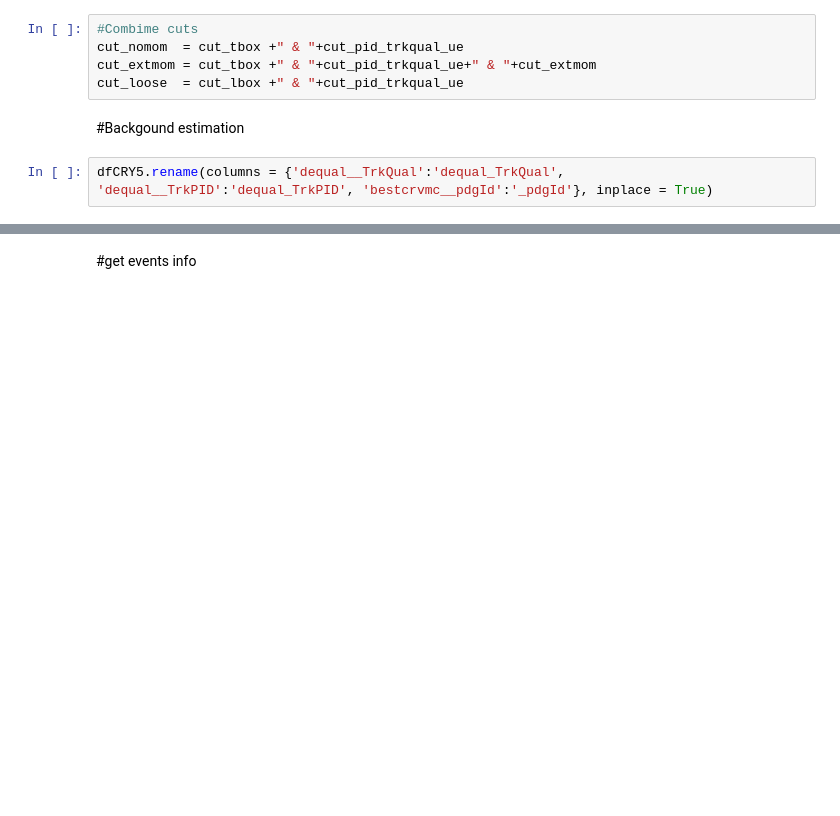
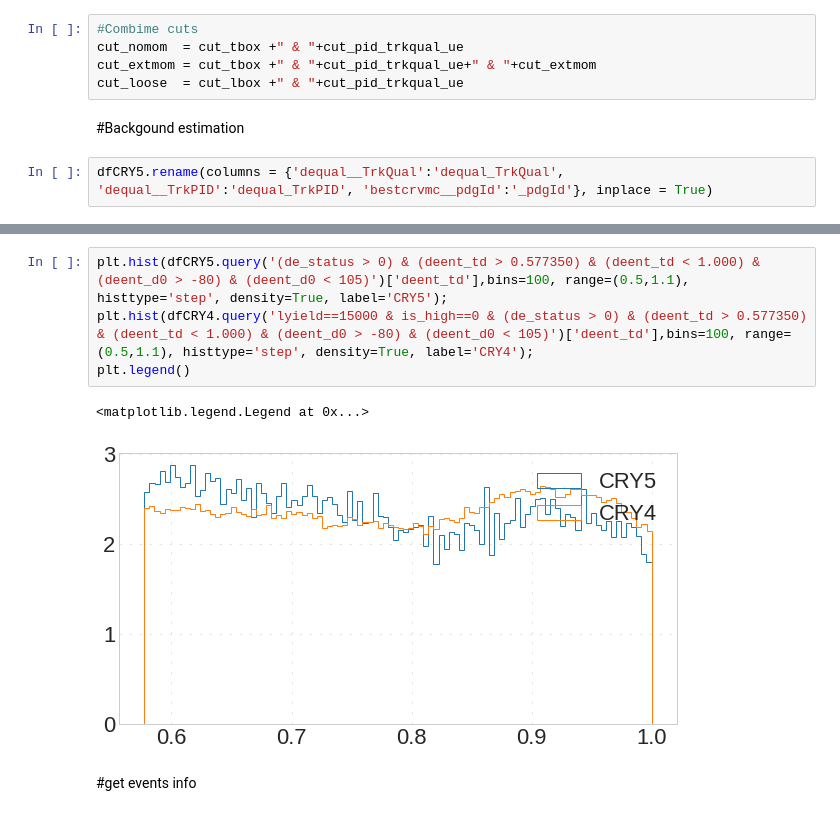
Before and after one commit to aamirkhanov/mu2e_crv, a Jupyter notebook: CRY5_efficiency_estimation.ipynb, the cells around one changed output, grey strips where cells are left out. Drawn from its saved outputs; the diff is of its cells as text; blank space fills up the shorter version.

```diff
--- a/CRY5_efficiency_estimation.ipynb
+++ b/CRY5_efficiency_estimation.ipynb
@@ -326,3 +311,10 @@ dfCRY5
+# %%
+plt.hist(dfCRY5.query('(de_status > 0) & (deent_td > 0.577350) & (deent_td < 1.000) & (deent_d0 > -80) & (deent_d0 < 105)')['deent_td'],bins=100, range=(0.5,1.1), histtype='step', density=True, label='CRY5');
+plt.hist(dfCRY4.query('lyield==15000 & is_high==0 & (de_status > 0) & (deent_td > 0.577350) & (deent_td < 1.000) & (deent_d0 > -80) & (deent_d0 < 105)')['deent_td'],bins=100, range=(0.5,1.1), histtype='step', density=True, label='CRY4');
+plt.legend()
+# %% [output]
+<matplotlib.legend.Legend at 0x...>
+[figure, added]
 # %% [markdown]
 #get events info
 # %%
```
Also changed, not shown: parts of 30 cells of this notebook.
